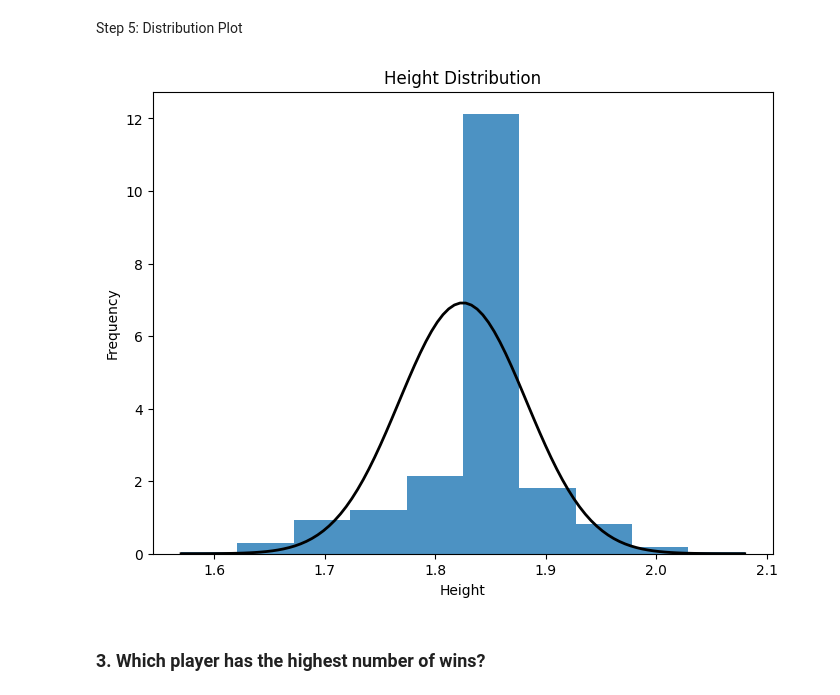
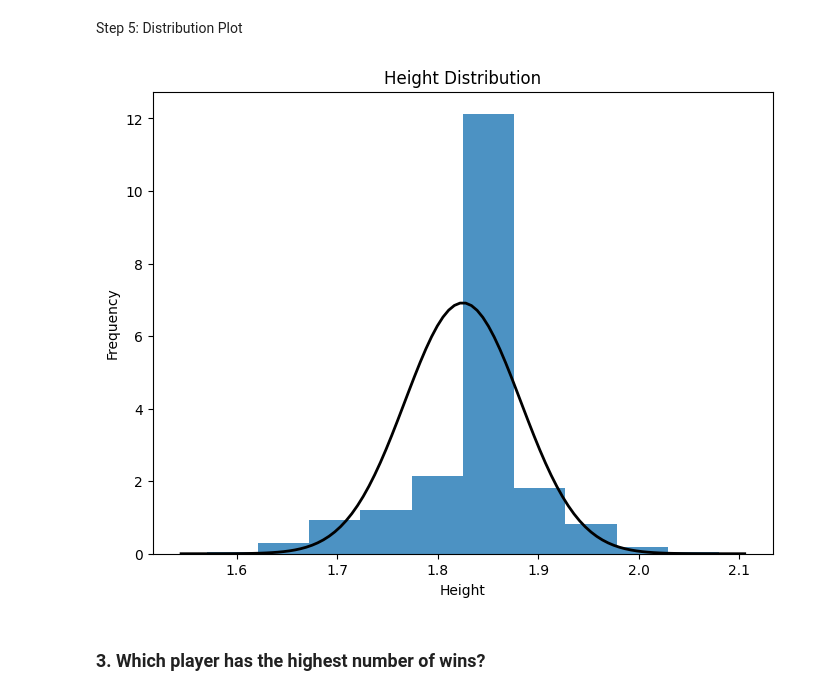
Before and after one commit to Mahlagha1994/Tennis-Games, a Jupyter notebook: notebooks/2-DATA ANALYZING.ipynb, the cells around one changed output. Saved outputs shown, nothing was run; the diff lists cells and outputs as text; code cells hidden in the pictures.

```diff
--- a/notebooks/2-DATA ANALYZING.ipynb
+++ b/notebooks/2-DATA ANALYZING.ipynb
@@ -114,24 +114,23 @@ Step 5: Distribution Plot
 # %%
 from scipy.stats import norm
 
 data = cleaned_player_info['height']
 
 plt.figure(figsize=(8,6))
-plt.hist(x=data, bins=10, density=True, alpha=0.8)
+plt.hist(data, bins=10, density=True, alpha=0.8)
 
 mu, std = norm.fit(data)
-xmin = cleaned_player_info['height'].max()
-xmax = cleaned_player_info['height'].min()
+xmin, xmax = plt.xlim()
 x = np.linspace(xmin, xmax, 100)
 p = norm.pdf(x, mu, std)
 plt.plot(x, p, 'k', linewidth=2)
 
 plt.title ('Height Distribution')
 plt.xlabel('Height')
 plt.ylabel('Frequency')
 plt.show()
 # %% [output]
-[figure, old version]
+[figure, new version]
 # %% [markdown]
 ### 3.  Which player has the highest number of wins?
 # %% [markdown]
```
Also changed, not shown: parts of 6 cells of this notebook.
